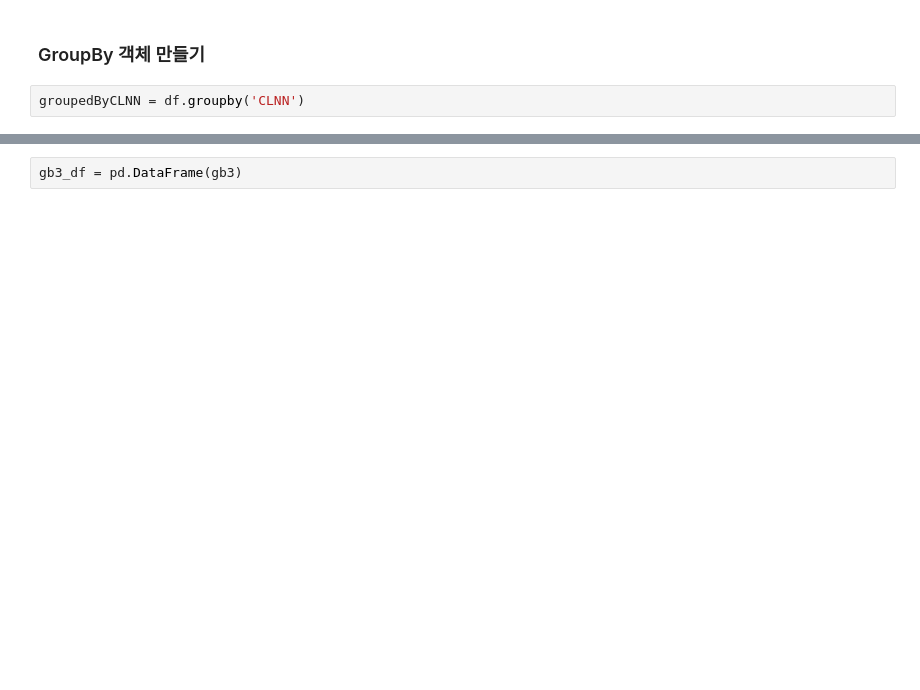
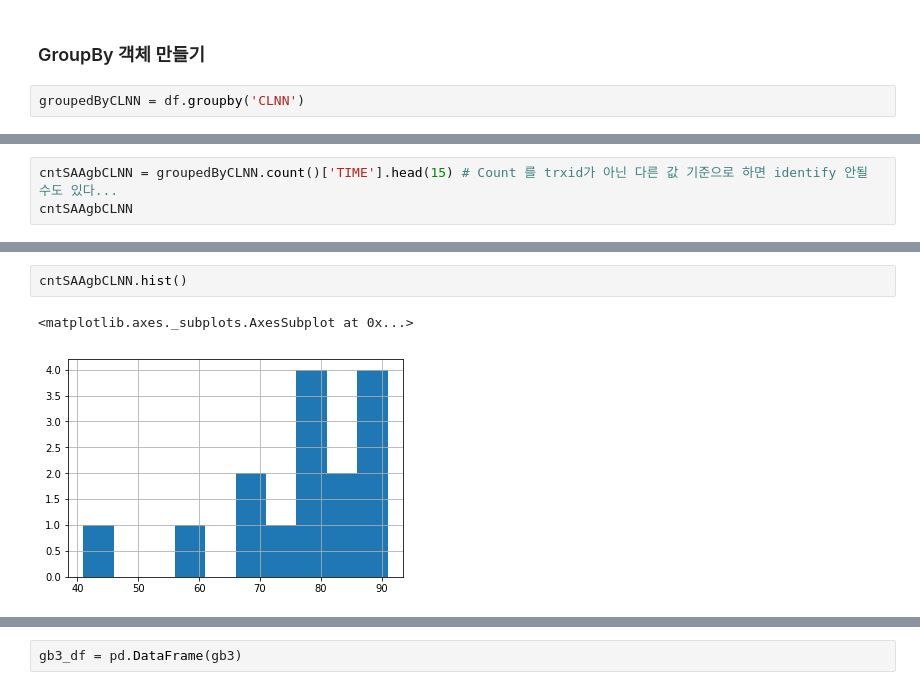
Before and after one commit to mchoimis/-, a Jupyter notebook: test-pandas.ipynb, the cells around one changed output, grey strips where cells are left out. Saved outputs shown, nothing was run; the diff lists cells and outputs as text; blank space fills up the shorter version.

```diff
--- a/test-pandas.ipynb
+++ b/test-pandas.ipynb
@@ -121,0 +112,3 @@ groupedByCLNN.describe()['SAA'].head() # 계산시 오래걸림
+# %%
+cntSAAgbCLNN = groupedByCLNN.count()['TIME'].head(15) # Count 를 trxid가 아닌 다른 값 기준으로 하면 identify 안될 수도 있다...
+cntSAAgbCLNN
@@ -121,0 +133,5 @@ groupedByCLNN.describe()['SAA'].head() # 계산시 오래걸림
+# %%
+cntSAAgbCLNN.hist()
+# %% [output]
+<matplotlib.axes._subplots.AxesSubplot at 0x...>
+[figure, added]
```
Also changed, not shown: parts of 73 cells of this notebook, 4 other files.
